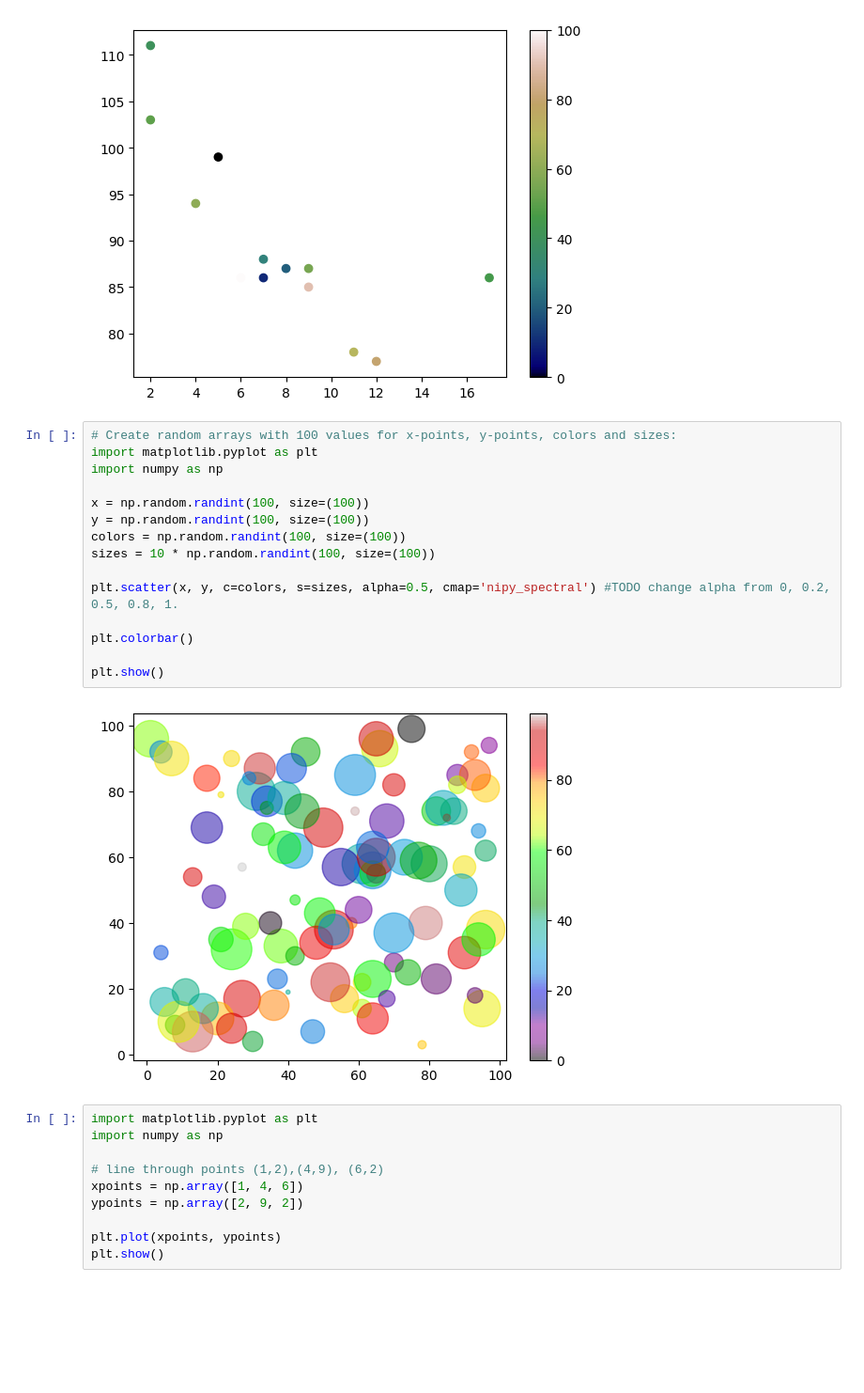
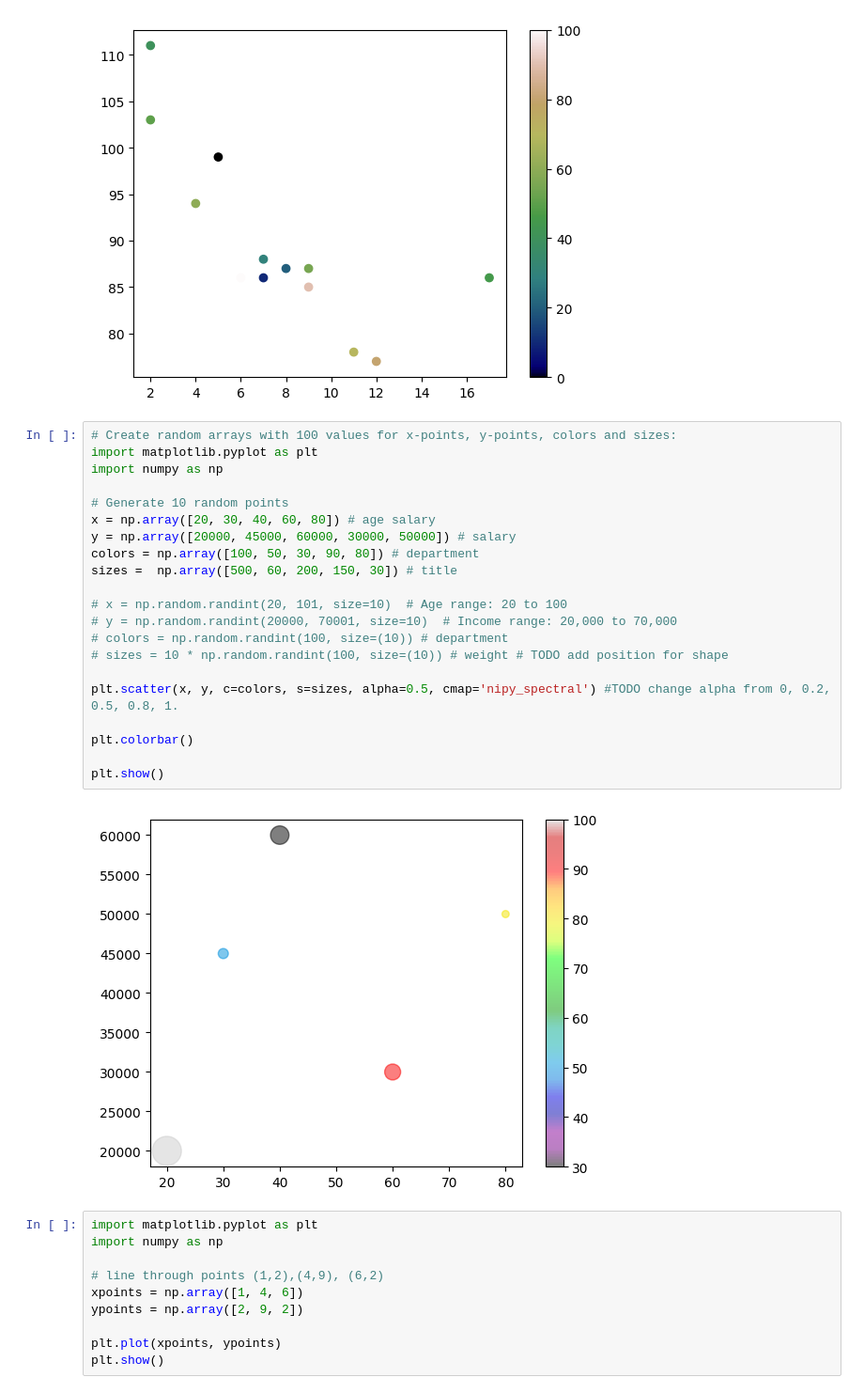
Before and after one commit to ash322ash422/tut_matplotlib, a Jupyter notebook: mp_tut1_scatter_line_marker_subplot_save_readCSV.ipynb, the cells around one changed output. Shown: that part at 94% size. Saved outputs shown, nothing was run; the diff lists cells and outputs as text; blank space fills up the shorter version.

```diff
--- a/mp_tut1_scatter_line_marker_subplot_save_readCSV.ipynb
+++ b/mp_tut1_scatter_line_marker_subplot_save_readCSV.ipynb
@@ -66,20 +66,26 @@ plt.show()
 # %%
 # Create random arrays with 100 values for x-points, y-points, colors and sizes:
 import matplotlib.pyplot as plt
 import numpy as np
 
-x = np.random.randint(100, size=(100))
-y = np.random.randint(100, size=(100))
-colors = np.random.randint(100, size=(100))
-sizes = 10 * np.random.randint(100, size=(100))
+# Generate 10 random points
+x = np.array([20, 30, 40, 60, 80]) # age salary
+y = np.array([20000, 45000, 60000, 30000, 50000]) # salary
+colors = np.array([100, 50, 30, 90, 80]) # department
+sizes =  np.array([500, 60, 200, 150, 30]) # title
+
+# x = np.random.randint(20, 101, size=10)  # Age range: 20 to 100
+# y = np.random.randint(20000, 70001, size=10)  # Income range: 20,000 to 70,000
+# colors = np.random.randint(100, size=(10)) # department
+# sizes = 10 * np.random.randint(100, size=(10)) # weight # TODO add position for shape
 
 plt.scatter(x, y, c=colors, s=sizes, alpha=0.5, cmap='nipy_spectral') #TODO change alpha from 0, 0.2, 0.5, 0.8, 1.
 
 plt.colorbar()
 
 plt.show()
 # %% [output]
-[figure, old version]
+[figure, new version]
 # %%
 import matplotlib.pyplot as plt
 import numpy as np
```
Also changed, not shown: parts of 1 cell of this notebook.
